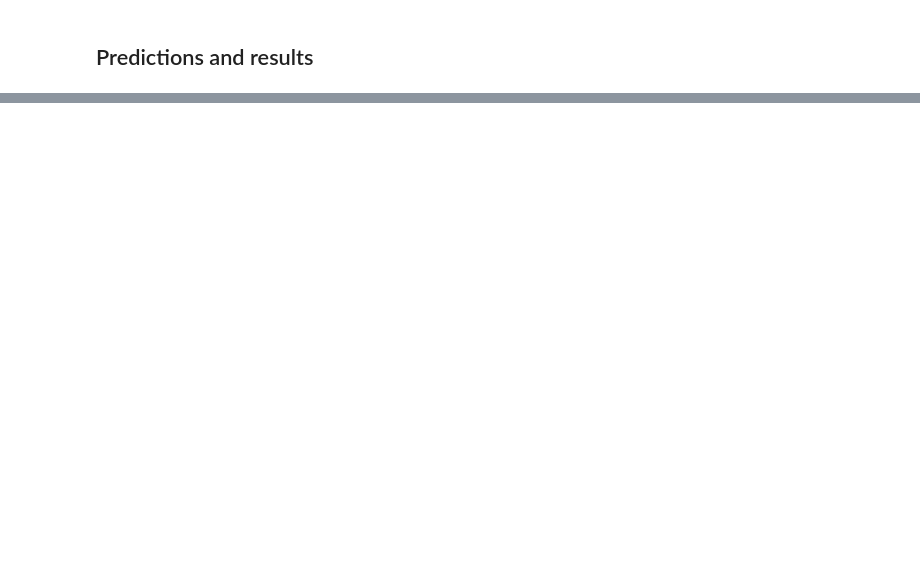
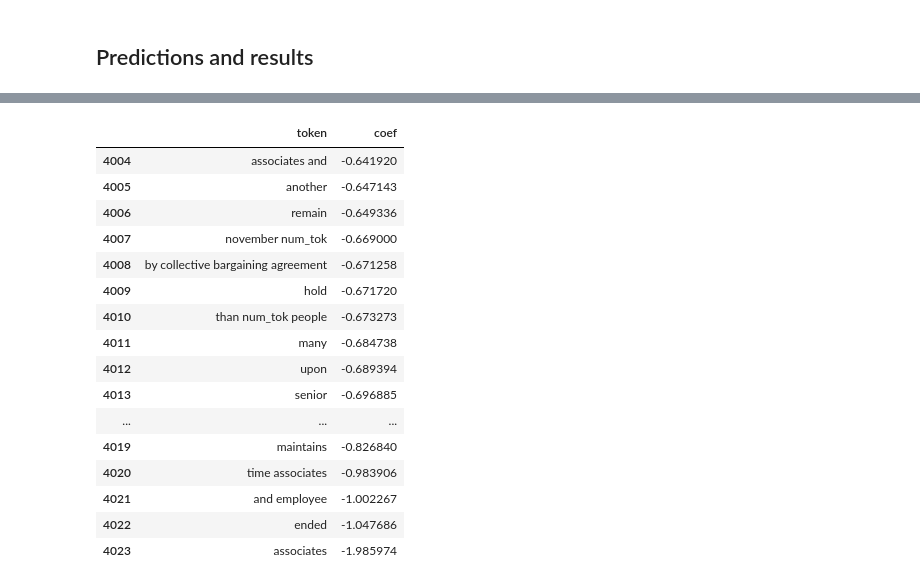
Before and after one commit to JarrodAJ/sec_employee_information_extraction, a Jupyter notebook: 3_classify_paragraphs.ipynb, the cells around one changed output, grey strips where cells are left out. Drawn from its saved outputs; the diff is of its cells as text; code cells hidden in the pictures; blank space fills up the shorter version.

```diff
--- a/3_classify_paragraphs.ipynb
+++ b/3_classify_paragraphs.ipynb
@@ -15,8 +18,10 @@ from sklearn.pipeline import Pipeline
 
 from nltk.tokenize import TreebankWordTokenizer
 from nltk.tokenize import sent_tokenize, PunktSentenceTokenizer
+# %%
+nonum_pat = re.compile(r"^([^\d]|[$][\d]+)[^\d]*$", re.I)
 # %%
 train_df = pd.read_csv('data/classifier_input_train.csv', index_col=0)
-train_df = train_df[train_df.len > 19]
+train_df = train_df[train_df.len > 19][train_df.para_text.apply(lambda x: not re.match(nonum_pat, x))]
 val_df = pd.read_csv('data/classifier_input_val.csv', index_col=0)
-val_df = val_df[val_df.len > 19]
+val_df = val_df[val_df.len > 19][val_df.para_text.apply(lambda x: not re.match(nonum_pat, x))]
@@ -97,10 +110,27 @@ lr_tfidf_pl = Pipeline([
 # max GS test score: 0.908048417923126
 #{'cv_mean': 0.8742884854235194, 'cvs': array([0.86956522, 0.87685775, 0.8566879 , 0.89904357, 0.86928799])}
 # val score: 0.9275747508305647
+
+
+#    'vec__max_df': (.9, .95),
+#    'vec__min_df': (.005, .01),
+#    'vec__ngram_range' : [(1,5), (1,6), (1,7), (1,8)]
+# {'vec__max_df': 0.9, 'vec__min_df': 0.005, 'vec__ngram_range': (1, 5)}
+# max GS test score: 0.9125079634741984
+# {'cv_mean': 0.9093241854291755, 'cvs': array([0.90774125, 0.91082803, 0.90339703, 0.91710946, 0.90754516])}7
+# val score: 0.93421926910299
+
+#    'vec__max_df': (.85, .9, .95),
+#    'vec__min_df': (.005, .01),
+#    'vec__ngram_range' : [(1,4), (1,5)]
+#{'vec__max_df': 0.85, 'vec__min_df': 0.005, 'vec__ngram_range': (1, 4)}
+# max GS test score: 0.9135697600339775
+# {'cv_mean': 0.9105967194151221, 'cvs': array([0.91304348, 0.91082803, 0.90552017, 0.92029756, 0.90329437])}
+# val score: 0.9335548172757475
 param_grid_bin = {
-    'vec__max_df': (.9, .95),
+    'vec__max_df': (.85, .9, .95),
     'vec__min_df': (.005, .01),
-    'vec__ngram_range' : [(1,5), (1,6), (1,7), (1,8)]
+    'vec__ngram_range' : [(1,4), (1,5)]
 
 
     #'vec__ngram_range' : [(1,5), (1,6), (1,7)]
@@ -192,0 +258,24 @@ print(classification_report(y_val, y_val_pred))
+# %%
+coef_bin_df = pd.DataFrame.from_records(list(zip(lr_bin_pl.named_steps.vec.get_feature_names(),
+                                             lr_bin_pl.named_steps.lr.coef_.tolist()[0])),
+                                   columns = ['token', 'coef']).sort_values('coef', ascending=False).reset_index(drop=True)
+# %%
+coef_bin_df.tail(20)
+# %% [output]
+|  | token | coef |
+| 4004 | associates and | -0.641920 |
+| 4005 | another | -0.647143 |
+| 4006 | remain | -0.649336 |
+| 4007 | november num_tok | -0.669000 |
+| 4008 | by collective bargaining agreement | -0.671258 |
+| 4009 | hold | -0.671720 |
+| 4010 | than num_tok people | -0.673273 |
+| 4011 | many | -0.684738 |
+| 4012 | upon | -0.689394 |
+| 4013 | senior | -0.696885 |
+| ... | ... | ... |
+| 4019 | maintains | -0.826840 |
+| 4020 | time associates | -0.983906 |
+| 4021 | and employee | -1.002267 |
+| 4022 | ended | -1.047686 |
+| 4023 | associates | -1.985974 |
```
Also changed, not shown: parts of 20 cells of this notebook, 3 other files.
